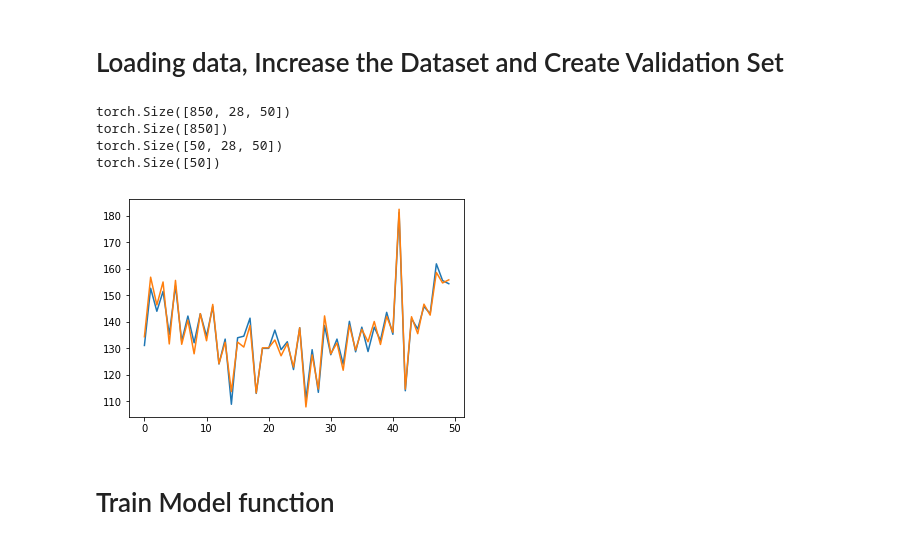
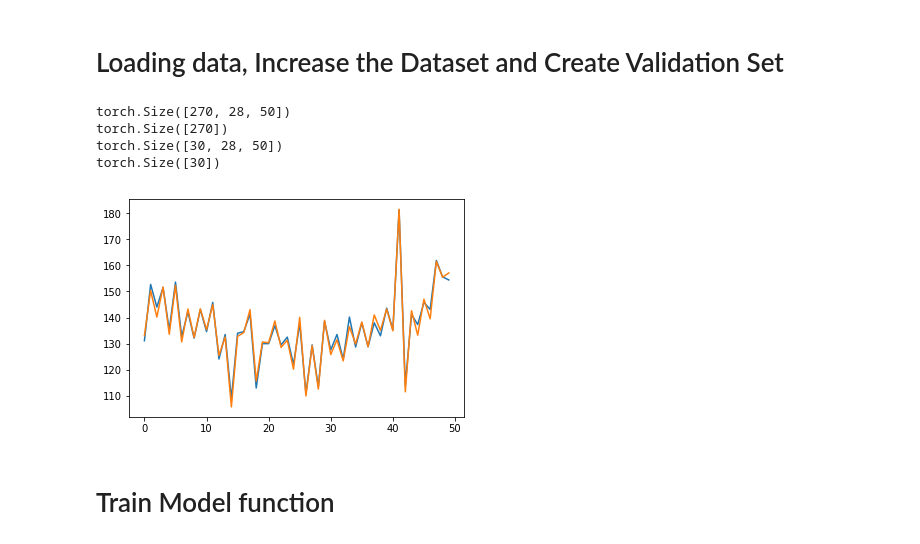
Before and after one commit to vndk36/DLC_mini_project_1, a Jupyter notebook: MiniProject1_DLC.ipynb, the cells around one changed output. Cells and saved outputs as stored; diff of their text form; code cells hidden in the pictures.

```diff
--- a/MiniProject1_DLC.ipynb
+++ b/MiniProject1_DLC.ipynb
@@ -129,43 +129,43 @@ for i in range(0,train_input.size(0)):
         dataNoisy[i,j,:]=train_input[i,j,:].add(noiseVar)
 
 
 
 #adding white noise to the signal
 dataNoisy2=Variable(torch.Tensor(train_input.size()))
 for i in range(0,train_input.size(0)):
     for j in range(0,train_input.size(1)):
         noise = numpy.random.normal(0,4,50) #vector of 50 values with normal distribution of mean=0, std=2
         noiseVar=Variable(torch.Tensor(noise))
         dataNoisy2[i,j,:]=train_input[i,j,:].add(noiseVar)
 
 
 
 
 #verification
 plt.plot(train_input[30,10,:].data.numpy())
 plt.plot(dataNoisy[30,10,:].data.numpy())
 train_input.size(1)
 
-train_input = torch.cat((train_input, dataNoisy), 0) #the two matrices are concatenated
-train_input = torch.cat((train_input, dataNoisy2), 0)
+#train_input = torch.cat((train_input, dataNoisy), 0) #the two matrices are concatenated
+#train_input = torch.cat((train_input, dataNoisy2), 0)
 
-train_target=torch.cat((train_target, train_target), 0)
-train_target=torch.cat((train_target, train_target), 0)
+#train_target=torch.cat((train_target, train_target), 0)
+#train_target=torch.cat((train_target, train_target), 0)
 #new_train_input.size()
 
 
 
-train_input,train_target, validation_set_input, validation_set_target = valSet(train_input, train_target, 5.5)
+train_input,train_target, validation_set_input, validation_set_target = valSet(train_input, train_target, 10)
 print(train_input.size())
 print(train_target.size())
 print(validation_set_input.size())
 print(validation_set_target.size())
 # %% [output]
-torch.Size([850, 28, 50])
-torch.Size([850])
-torch.Size([50, 28, 50])
-torch.Size([50])
+torch.Size([270, 28, 50])
+torch.Size([270])
+torch.Size([30, 28, 50])
+torch.Size([30])
-[figure, old version]
+[figure, new version]
 # %% [markdown]
 # Train Model function
 # %%
```
Also changed, not shown: parts of 3 cells of this notebook.
